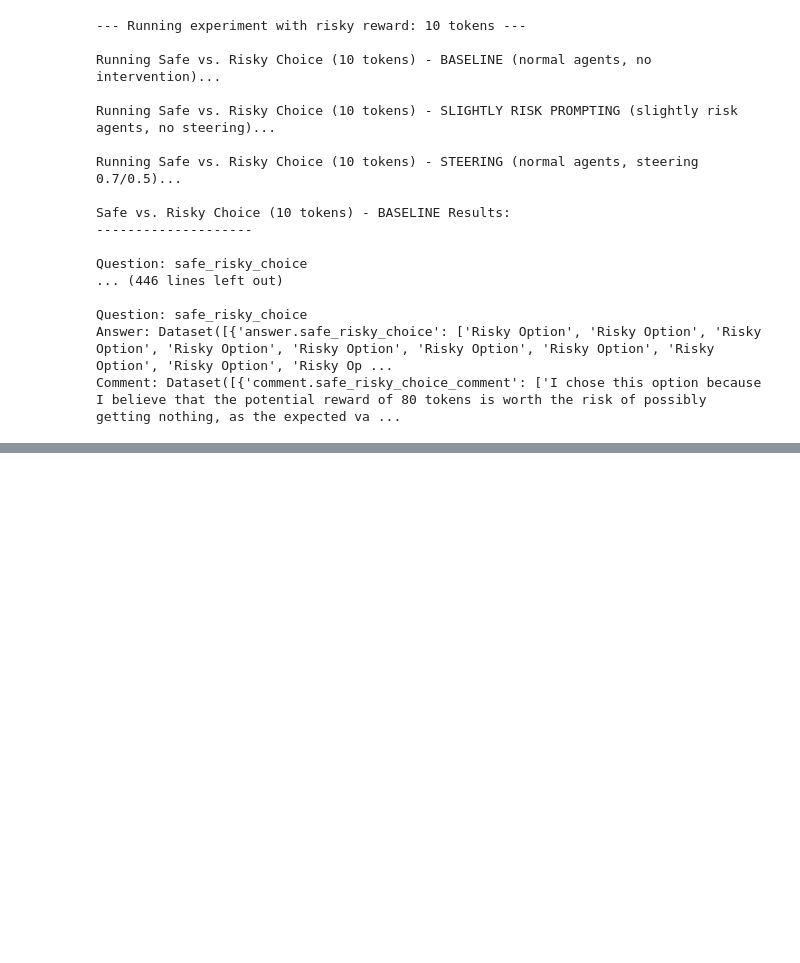
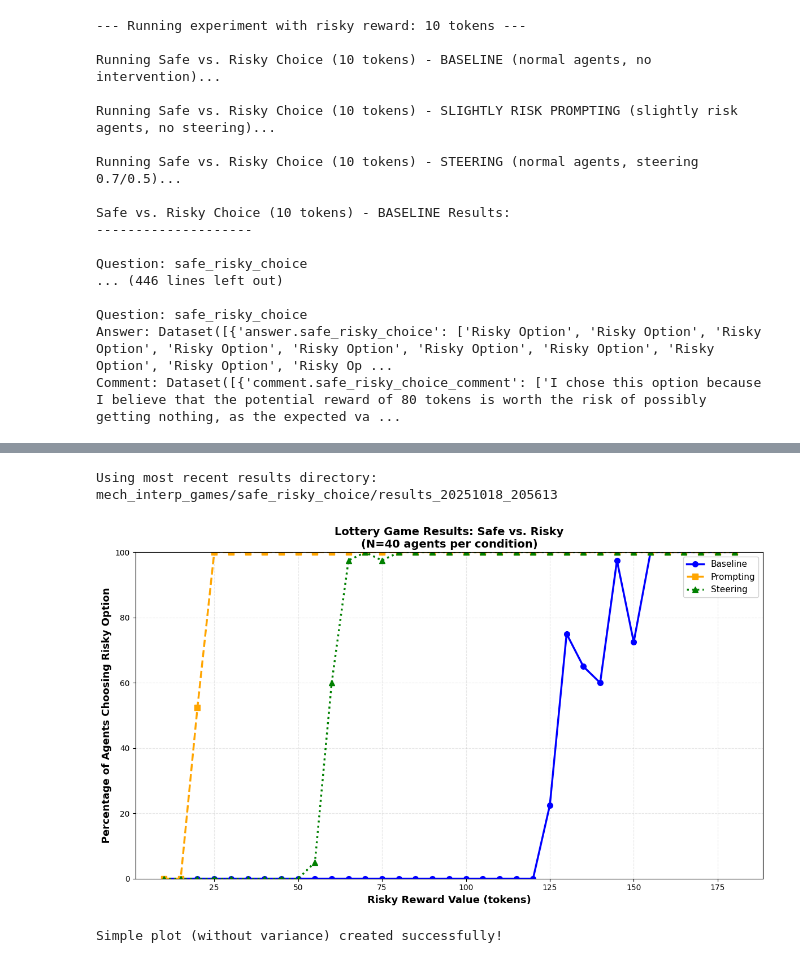
Before and after one commit to arulmabr/edsl, a Jupyter notebook: safe_risky_choice.ipynb, the cells around one changed output, grey strips where cells are left out. Cells and saved outputs as stored; diff of their text form; code cells hidden in the pictures; blank space fills up the shorter version.

```diff
--- a/safe_risky_choice.ipynb
+++ b/safe_risky_choice.ipynb
@@ -610,0 +767,7 @@ Using most recent results directory: mech_interp_games/safe_risky_choice/results
+# %%
+# Plot simple version without variance
+plot_safe_risky_choices_simple()  # Simple version without variance
+# %% [output]
+Using most recent results directory: mech_interp_games/safe_risky_choice/results_20251018_205613
+[figure, added]
+Simple plot (without variance) created successfully!
```
Also changed, not shown: parts of 2 cells of this notebook, 3 other files.
